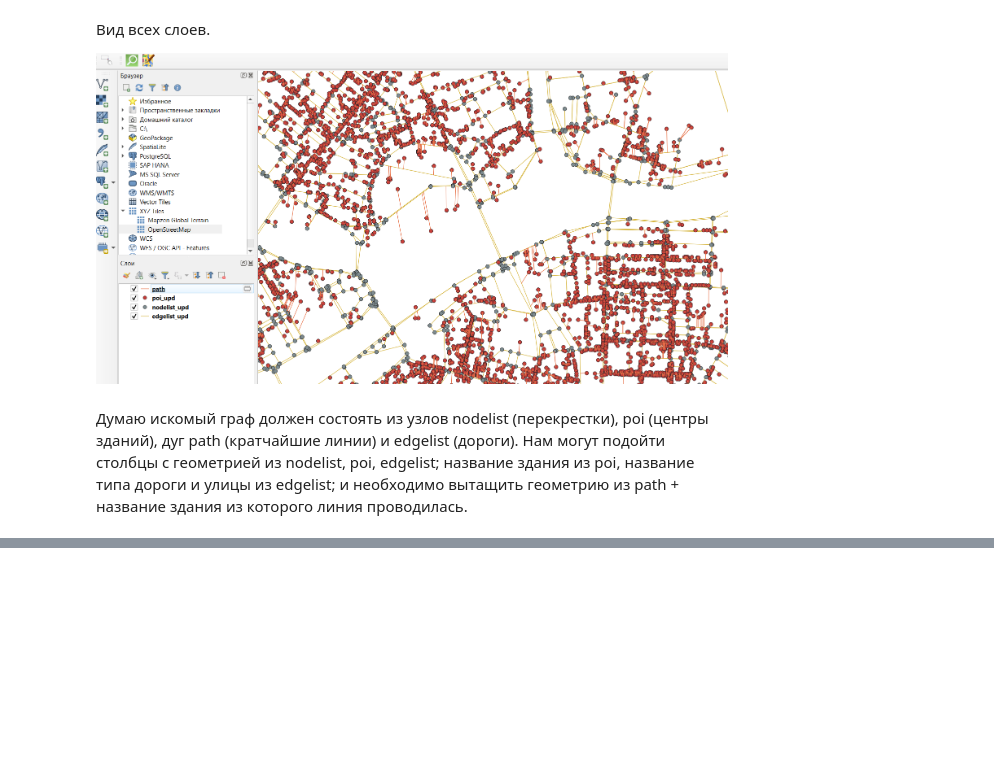
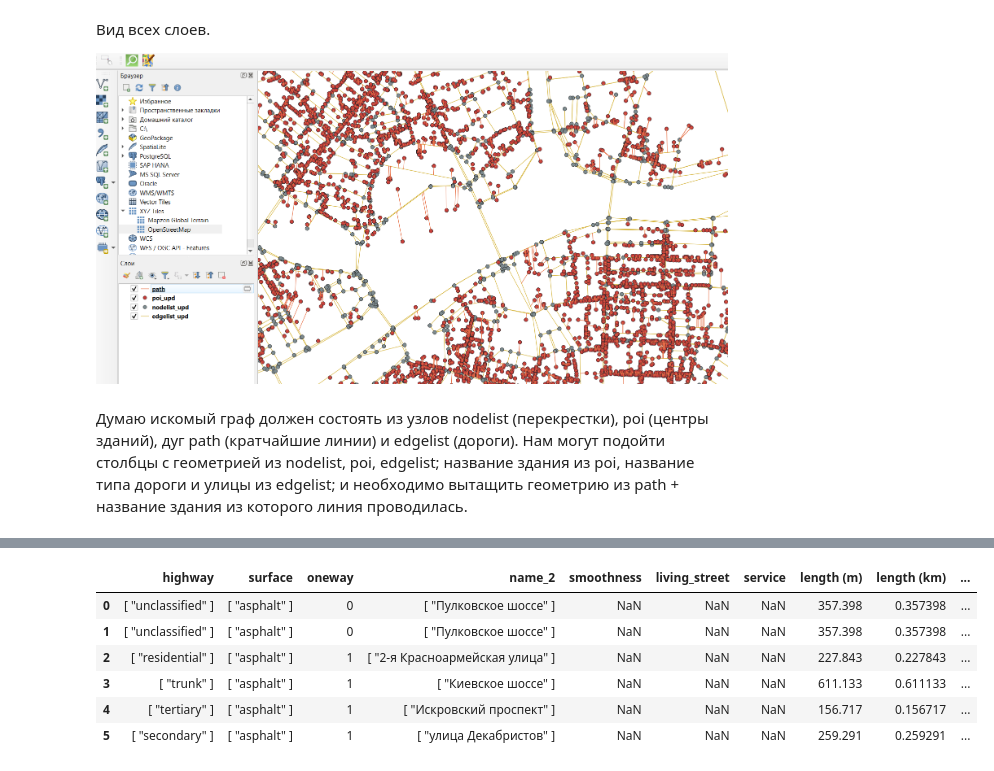
Before and after one commit to citec-spbu/city-view, a Jupyter notebook: notebook/notebook.ipynb, the cells around one changed output, grey strips where cells are left out. Drawn from its saved outputs; the diff is of its cells as text; code cells hidden in the pictures; blank space fills up the shorter version.

```diff
--- a/notebook/notebook.ipynb
+++ b/notebook/notebook.ipynb
@@ -125,0 +186,10 @@ path.iloc[:6, 14:]
+# %%
+path.iloc[:6, 14:]
+# %% [output]
+|  | highway | surface | oneway | name_2 | smoothness | living_street | service | length (m) | length (km) | ... |
+| 0 | [ "unclassified" ] | [ "asphalt" ] | 0 | [ "Пулковское шоссе" ] | NaN | NaN | NaN | 357.398 | 0.357398 | ... |
+| 1 | [ "unclassified" ] | [ "asphalt" ] | 0 | [ "Пулковское шоссе" ] | NaN | NaN | NaN | 357.398 | 0.357398 | ... |
+| 2 | [ "residential" ] | [ "asphalt" ] | 1 | [ "2-я Красноармейская улица" ] | NaN | NaN | NaN | 227.843 | 0.227843 | ... |
+| 3 | [ "trunk" ] | [ "asphalt" ] | 1 | [ "Киевское шоссе" ] | NaN | NaN | NaN | 611.133 | 0.611133 | ... |
+| 4 | [ "tertiary" ] | [ "asphalt" ] | 1 | [ "Искровский проспект" ] | NaN | NaN | NaN | 156.717 | 0.156717 | ... |
+| 5 | [ "secondary" ] | [ "asphalt" ] | 1 | [ "улица Декабристов" ] | NaN | NaN | NaN | 259.291 | 0.259291 | ... |
```
Also changed, not shown: parts of 8 cells of this notebook, 18 other files.
